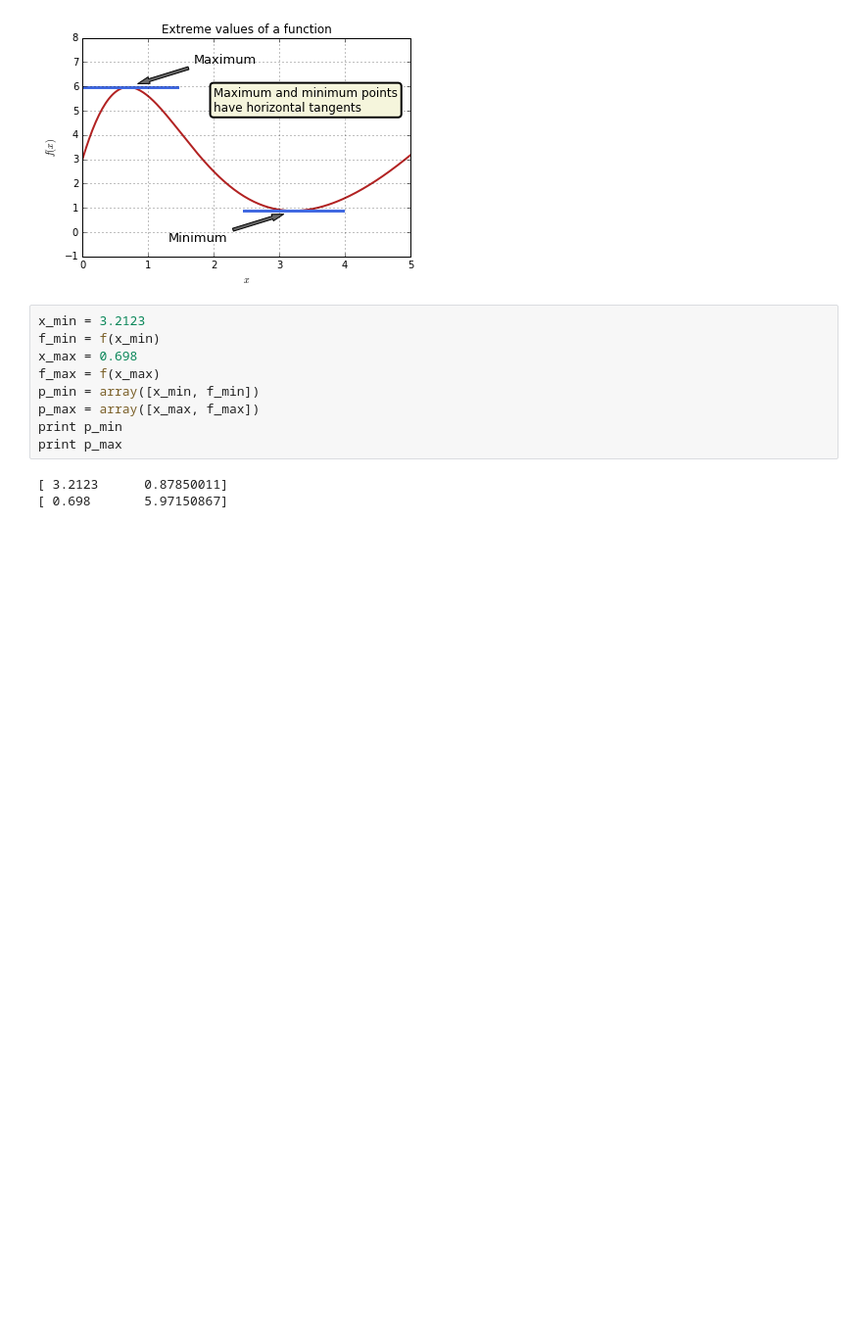
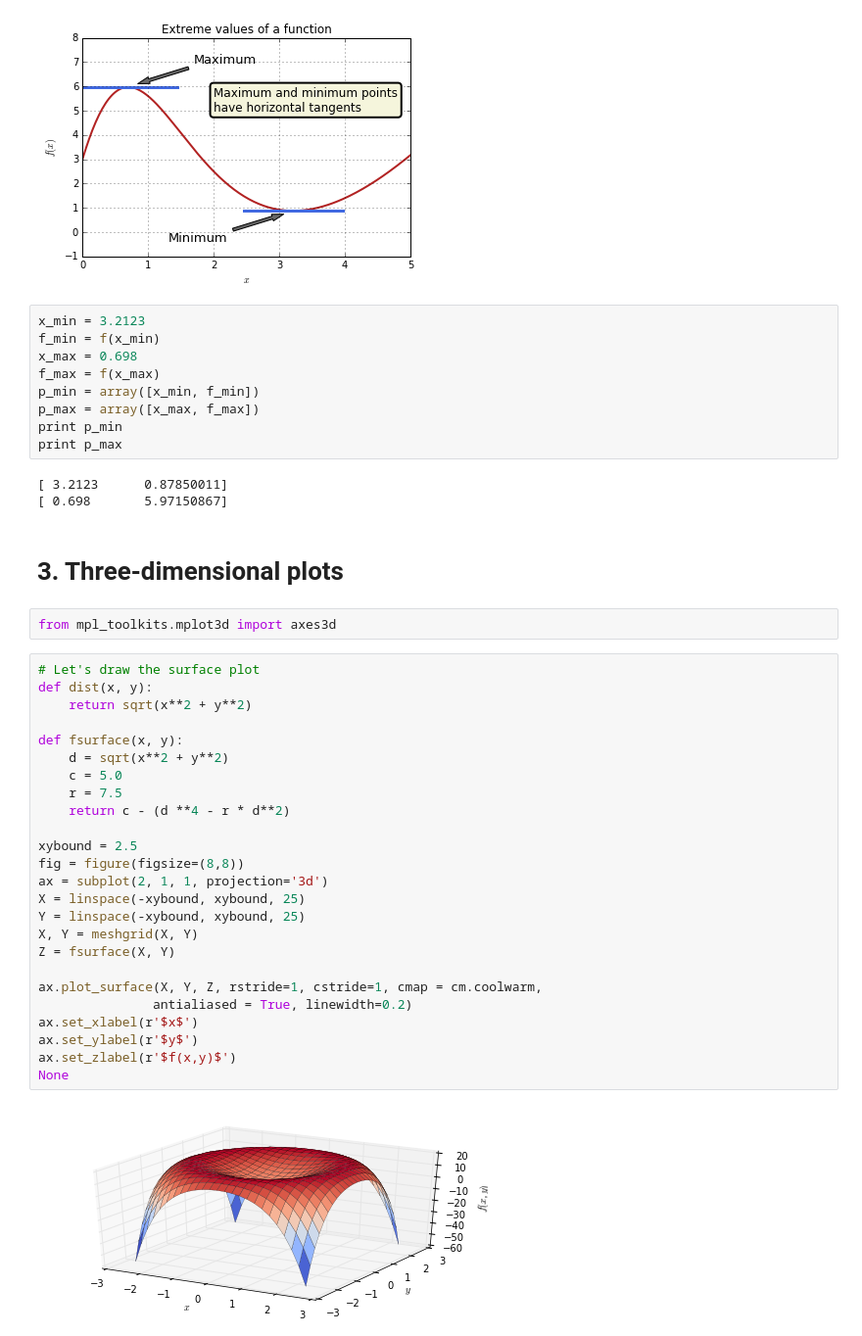
Before and after one commit to andersy005/Python-Quest, a Jupyter notebook: my_notebooks/Matplotlib.ipynb, the cells around one changed output. Shown: that part at 98% size. Cells and saved outputs as stored; diff of their text form; blank space fills up the shorter version.

Commit message:
Three-dimensional plots

```diff
--- a/my_notebooks/Matplotlib.ipynb
+++ b/my_notebooks/Matplotlib.ipynb
@@ -101,3 +101,34 @@ print p_max
 # %% [output]
 [ 3.2123      0.87850011]
 [ 0.698       5.97150867]
+# %% [markdown]
+# 3. Three-dimensional plots
+# %%
+from mpl_toolkits.mplot3d import axes3d
+# %%
+# Let's draw the surface plot
+def dist(x, y):
+    return sqrt(x**2 + y**2)
+
+def fsurface(x, y):
+    d = sqrt(x**2 + y**2)
+    c = 5.0
+    r = 7.5
+    return c - (d **4 - r * d**2)
+
+xybound = 2.5
+fig = figure(figsize=(8,8))
+ax = subplot(2, 1, 1, projection='3d')
+X = linspace(-xybound, xybound, 25)
+Y = linspace(-xybound, xybound, 25)
+X, Y = meshgrid(X, Y)
+Z = fsurface(X, Y)
+
+ax.plot_surface(X, Y, Z, rstride=1, cstride=1, cmap = cm.coolwarm,
+               antialiased = True, linewidth=0.2)
+ax.set_xlabel(r'$x$')
+ax.set_ylabel(r'$y$')
+ax.set_zlabel(r'$f(x,y)$')
+None
+# %% [output]
+[figure, added]
```
Also changed, not shown: parts of 2 cells of this notebook.
